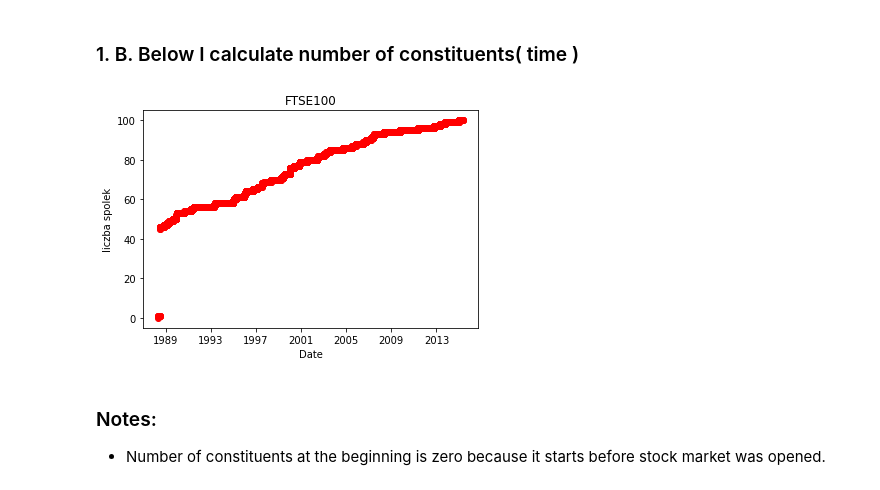
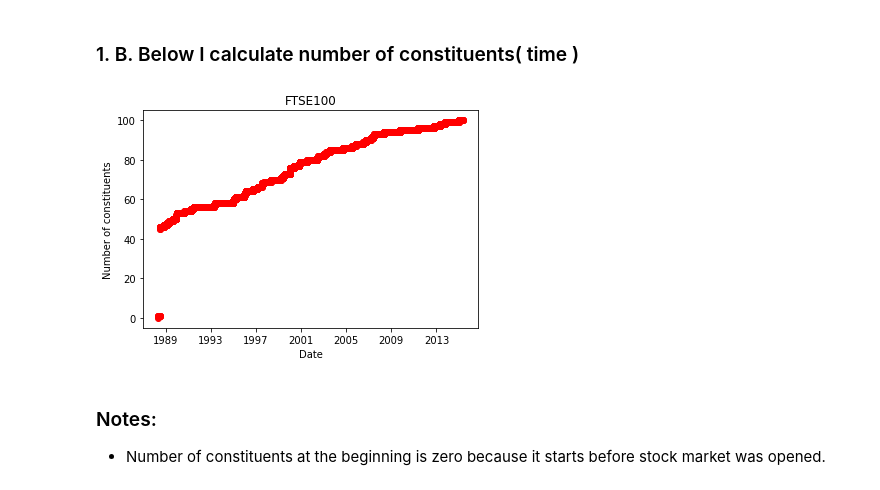
Before and after one commit to Pawel2357/London_stock_correlations, a Jupyter notebook: Download_ftse_100_historical_data.ipynb, the cells around one changed output. Cells and saved outputs as stored; diff of their text form; code cells hidden in the pictures.

```diff
--- a/Download_ftse_100_historical_data.ipynb
+++ b/Download_ftse_100_historical_data.ipynb
@@ -121,35 +121,35 @@ def get_constituents_start_dates(Stock_values_dataframe):
             if Stock_values_dataframe.loc[date_index, constituent_ticker] == Stock_values_dataframe.loc[
                 date_index, constituent_ticker]:
                 start_dates_constituents_list.append(Stock_values_dataframe['Date'][date_index])
                 break
 
     return start_dates_constituents_list
 
 def plot_number_of_constituents(Stock_values_dataframe, start_dates_constituents_list):
     number_of_constituents_list = []
 
     for date_index in range(len(Stock_values_dataframe)):
         number_of_constituents = 0
         for start_date in start_dates_constituents_list:
             if Stock_values_dataframe['Date'][date_index] > start_date:
                 number_of_constituents += 1
         number_of_constituents_list.append(number_of_constituents)
 
     all_dates = [dt.datetime.strptime(date, '%Y-%m-%d') for date in Stock_values_dataframe['Date'].tolist()]
 
     py.xlabel('Date')
-    py.ylabel('liczba spolek')
+    py.ylabel('Number of constituents')
     py.title('FTSE100')
 
     py.plot(all_dates, number_of_constituents_list, 'ro')
     py.show()
     #fig.savefig('/home/pawel/Documents/magisterka/Financial_historical_data/constituents100.jpg')
     #py.clf()
 
 start_dates_constituents_list = get_constituents_start_dates(Stock_values_dataframe)
 plot_number_of_constituents(Stock_values_dataframe, start_dates_constituents_list)
 # %% [output]
-[figure, old version]
+[figure, new version]
 # %% [markdown]
 ### Notes:
 - Number of constituents at the beginning is zero because it starts before stock market was opened.
```
Also changed, not shown: parts of 1 cell of this notebook.
